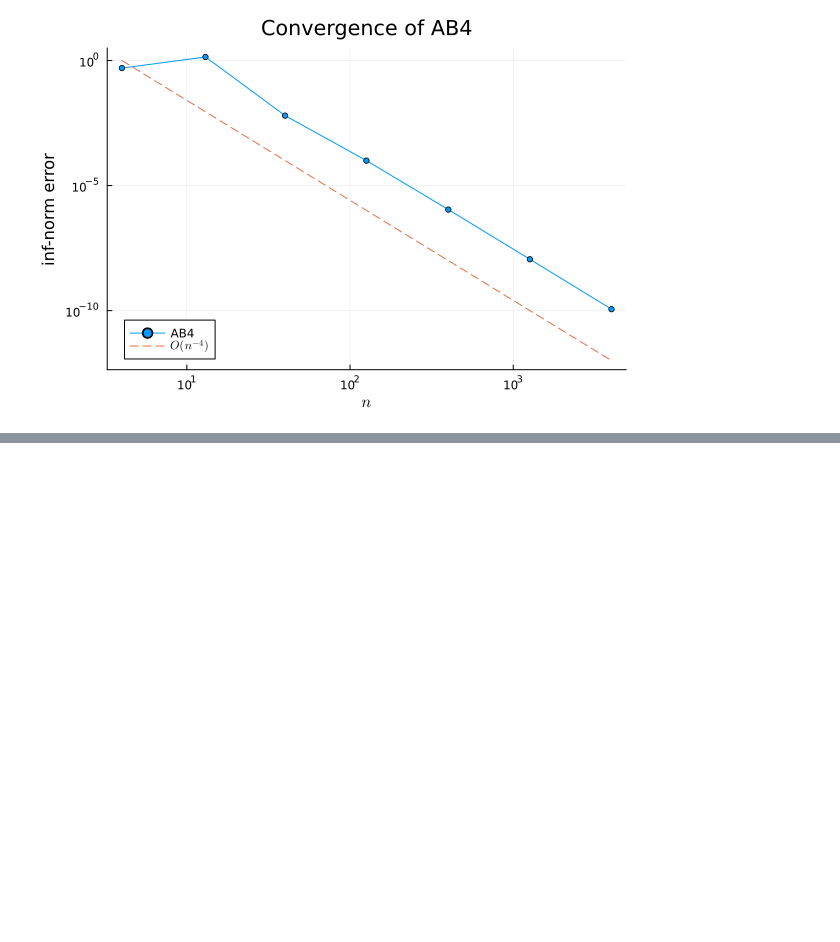
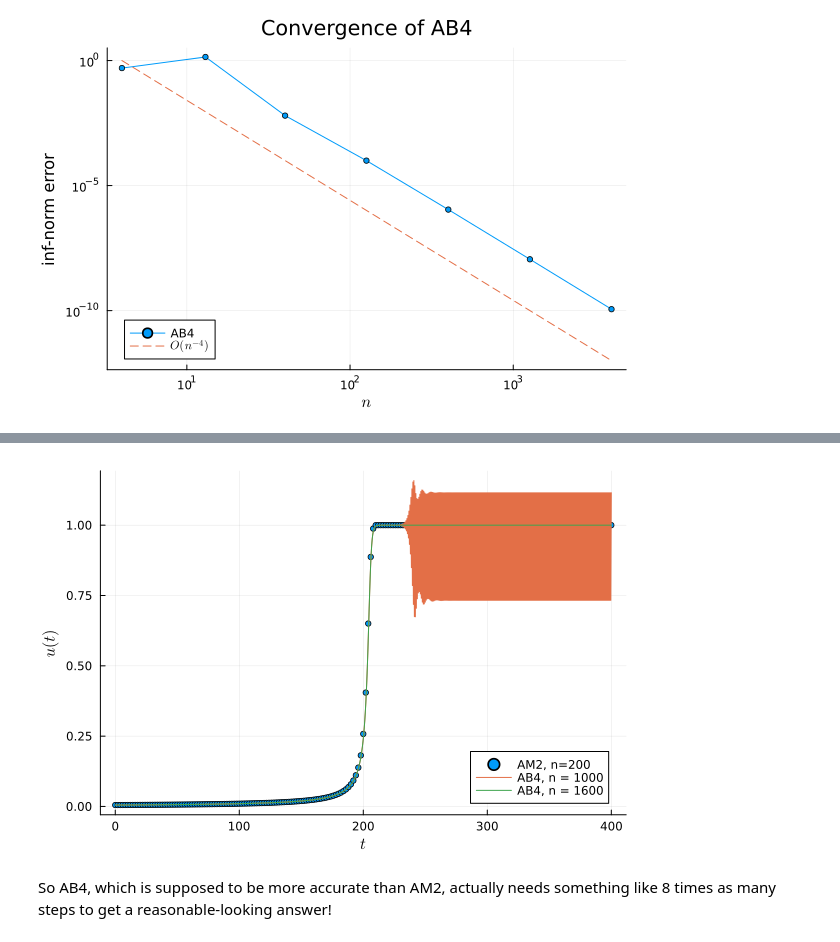
Before and after one commit to zhufang9819/julia-implement-numerical-ode-pde, a Jupyter notebook: numerical_ode_methods/multistep_methods/multistep.ipynb, the cells around one changed output, grey strips where cells are left out. Saved outputs shown, nothing was run; the diff lists cells and outputs as text; code cells hidden in the pictures; blank space fills up the shorter version.

```diff
--- a/numerical_ode_methods/multistep_methods/multistep.ipynb
+++ b/numerical_ode_methods/multistep_methods/multistep.ipynb
@@ -137,0 +289,15 @@ plot!(n,(n/n[1]).^(-4),l=:dash,label=L"O(n^{-4})")
+# %%
+# We hope that AB4 will converge in the limit h -> 0, so let’s try using more steps.
+plt = scatter(tI, uI, label="AM2, n=200", m=3,
+     xlabel=L"t", ylabel=L"u(t)", leg =:bottomright)
+
+for n in [1000, 1600]
+    tE, uE = ab4(ivp, n)
+    plot!(tE, uE, label = "AB4, n = $n")
+end
+
+plt
+# %% [output]
+[figure, added]
+# %% [markdown]
+So AB4, which is supposed to be more accurate than AM2, actually needs something like 8 times as many steps to get a reasonable-looking answer!
```
Also changed, not shown: parts of 10 cells of this notebook, 2 other files.
